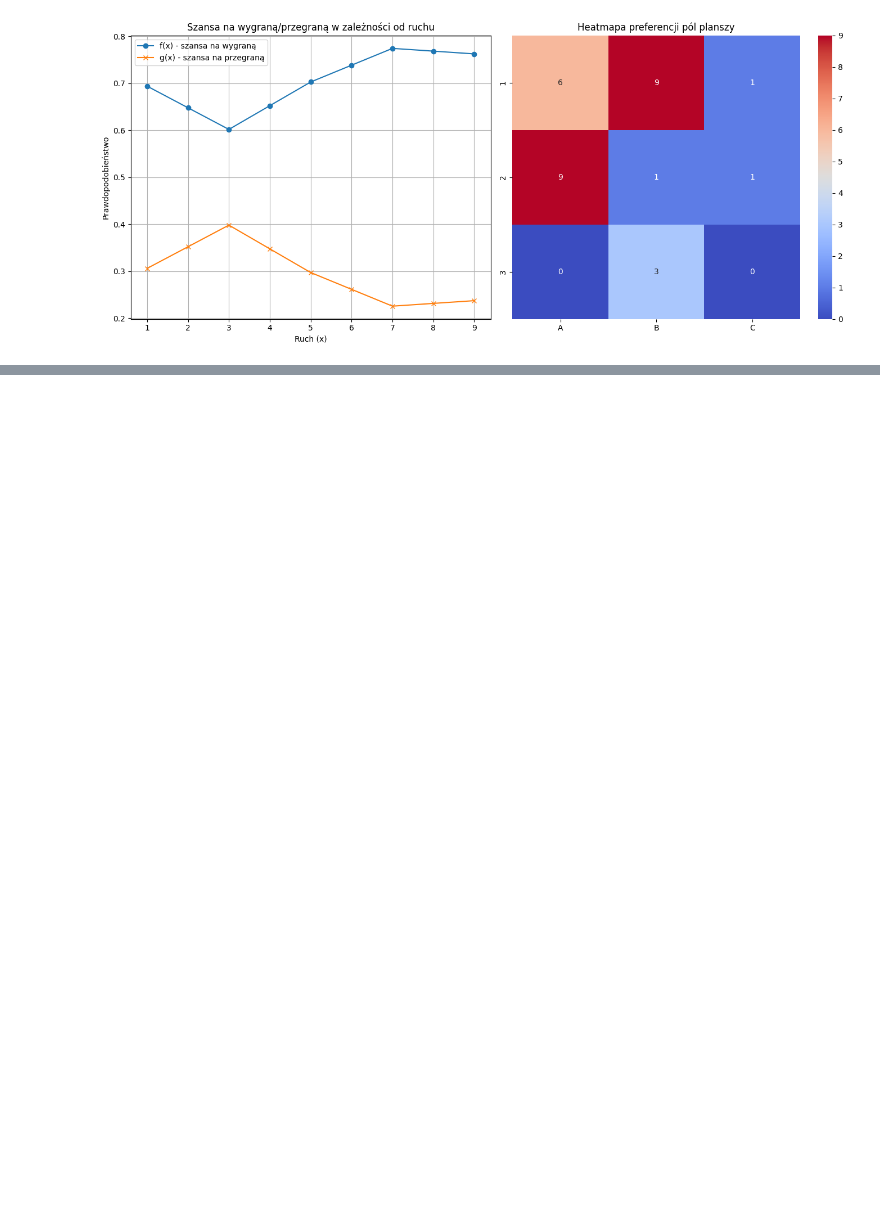
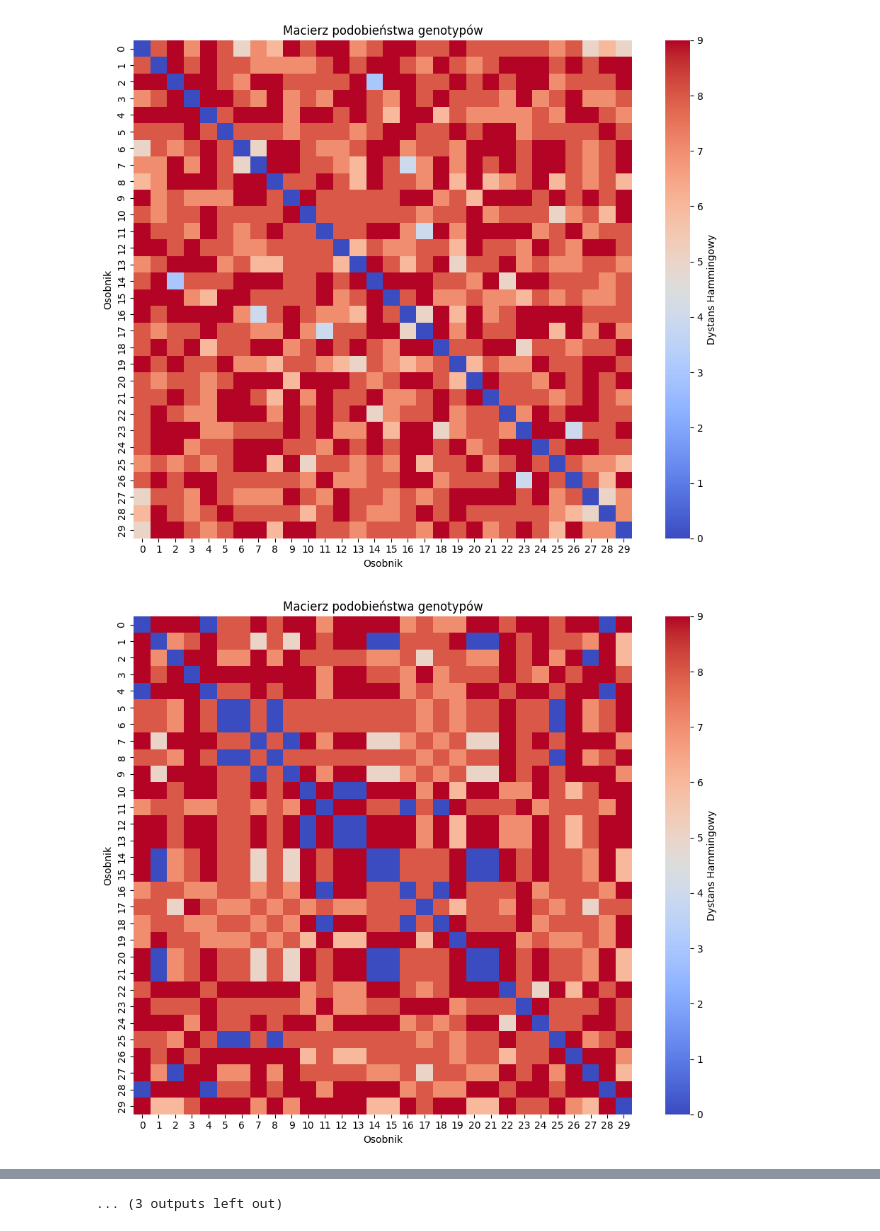
Before and after one commit to Sarverott/laughing-computing-machine, a Jupyter notebook: examples/ttt_gen.ipynb, the cells around one changed output, grey strips where cells are left out. Drawn from its saved outputs; the diff is of its cells as text; code cells hidden in the pictures; blank space fills up the shorter version.

Commit message:
adding next plots and testing in notebook

```diff
--- a/examples/ttt_gen.ipynb
+++ b/examples/ttt_gen.ipynb
@@ -28,7 +28,7 @@ from deap import creator, base, tools, algorithms
 import random
 
 import tickable.helpers
-import tickable.plots
+from tickable.plots import plot_first_move_preference, plot_genome_similarity, game_predictions, plot_fitness_3d, plot_fitness_over_time
 
 # Przygotowanie środowiska DEAP
 creator.create("FitnessMax", base.Fitness, weights=(1.0,))
@@ -50,35 +50,49 @@ toolbox.register("select", tools.selTournament, tournsize=3)
 
 # --- Symulacja ewolucji + agregacja statystyk ---
 pop = toolbox.population(n=30)
+
+plot_genome_similarity(pop)
+
 fitness_history = []
 preference_census = []
 
 for gen in range(5):
     offspring = algorithms.varAnd(pop, toolbox, cxpb=0.5, mutpb=0.2)
     fits = list(map(toolbox.evaluate, offspring))
     for ind, fit in zip(offspring, fits):
         ind.fitness.values = fit
     pop = toolbox.select(offspring, k=len(pop))
-
+    plot_genome_similarity(pop)
     # --- Statystyki generacyjne ---
     fitness_vals = [ind.fitness.values[0] for ind in pop]
     fitness_history.append(fitness_vals)
 
     # Preferencje strategii dla heatmapy (agregujemy "pierwsze ruchy")
+
     first_move_counts = np.zeros(9)
     for ind in pop:
         first_move_counts[ind[0]] += 1
     preferences = first_move_counts.reshape(3, 3)
     preference_census.append(preferences)
+    game_predictions(
+        tickable.helpers.make_histogram(fitness_history),
+        preference_census[-1]
+    )
 
 
-final_prefs = preference_census[-1]
+#final_prefs = preference_census[-1]
 
 # --- Narzędzie wizualizacyjne ---
+plot_first_move_preference(preference_census)
 
-tickable.plots.game_predictions(
+game_predictions(
     tickable.helpers.make_histogram(fitness_history),
-    final_prefs
+    preference_census[-1]
 )
+
+plot_fitness_3d(fitness_history)
+
+plot_fitness_over_time(fitness_history)
 # %% [output]
-[figure, old version]
+[figure, new version]
+[figure, added]
@@ -85,3 +109,4 @@ tickable.plots.game_predictions(
+... (3 outputs left out)
 # %%
 from tickable.genealogers import MutatorManager, chaos_evaluate
 from tickable.helpers import make_histogram
```
Also changed, not shown: parts of 8 cells of this notebook, 1 other file.
